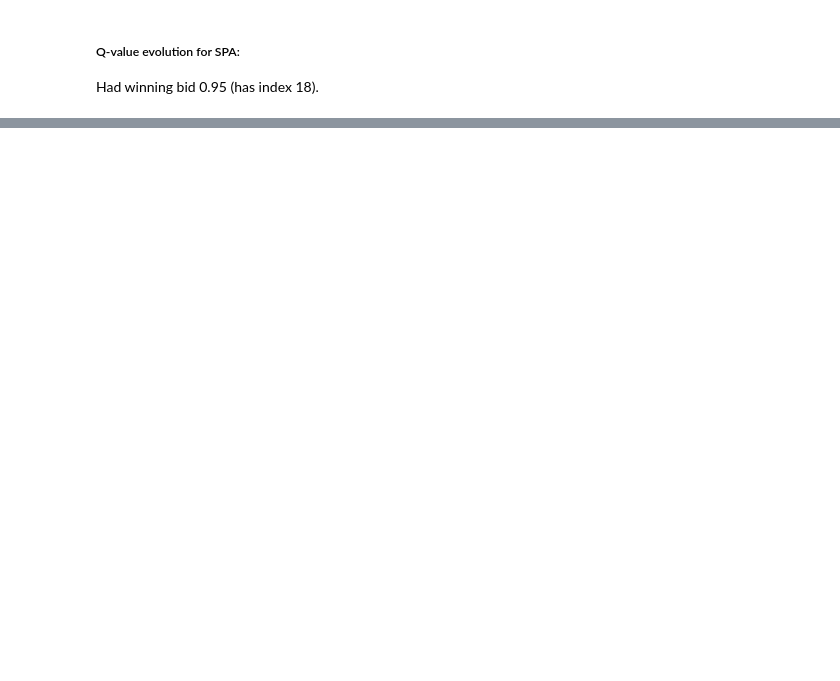
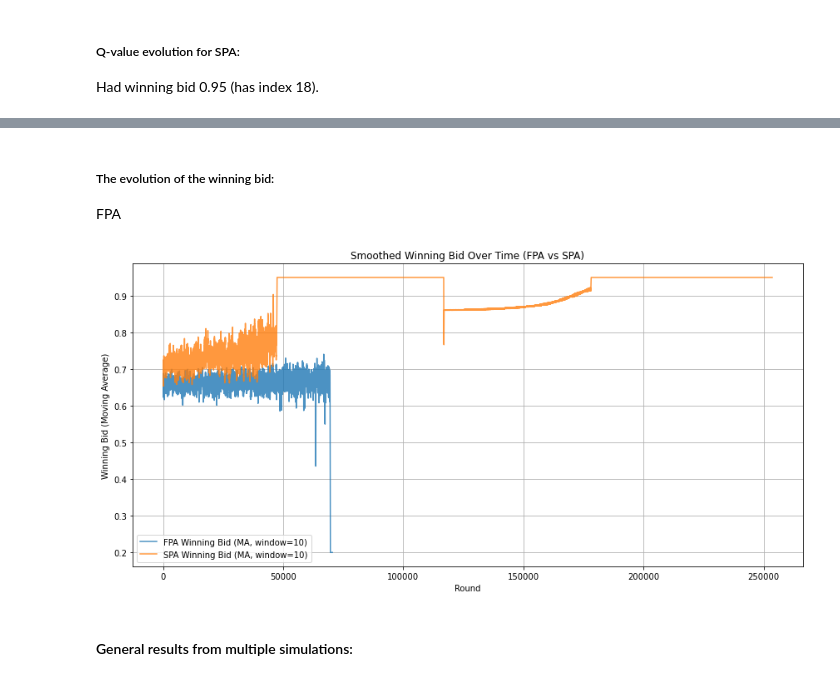
Before and after one commit to Gmo23/auction_thesis, a Jupyter notebook: Simulation_results.ipynb, the cells around one changed output, grey strips where cells are left out. Saved outputs shown, nothing was run; the diff lists cells and outputs as text; code cells hidden in the pictures; blank space fills up the shorter version.

Commit message:
No important modifications

```diff
--- a/Simulation_results.ipynb
+++ b/Simulation_results.ipynb
@@ -219,0 +220,32 @@ plt.show()
+# %% [markdown]
+##### The evolution of the winning bid:
+
+FPA
+# %%
+import numpy as np
+
+def moving_average(data, window_size):
+    return [np.mean(data[i:i+window_size]) for i in range(0, len(data) - window_size + 1)]
+
+# Extract raw winning bids
+winning_bids_fpa = [entry[2] for entry in history_FPA]
+winning_bids_spa = [entry[2] for entry in history_SPA]
+
+# Compute moving averages with window of 10
+ma_fpa = moving_average(winning_bids_fpa, window_size=100)
+ma_spa = moving_average(winning_bids_spa, window_size=100)
+# %%
+plt.figure(figsize=(12, 6))
+plt.plot(ma_fpa, label="FPA Winning Bid (MA, window=10)", alpha=0.8)
+plt.plot(ma_spa, label="SPA Winning Bid (MA, window=10)", alpha=0.8)
+plt.xlabel("Round")
+plt.ylabel("Winning Bid (Moving Average)")
+plt.title("Smoothed Winning Bid Over Time (FPA vs SPA)")
+plt.legend()
+plt.grid(True)
+plt.tight_layout()
+plt.show()
+# %% [output]
+[figure, added]
+# %% [markdown]
+#### General results from multiple simulations:
```
Also changed, not shown: parts of 39 cells of this notebook, 4 other files.
